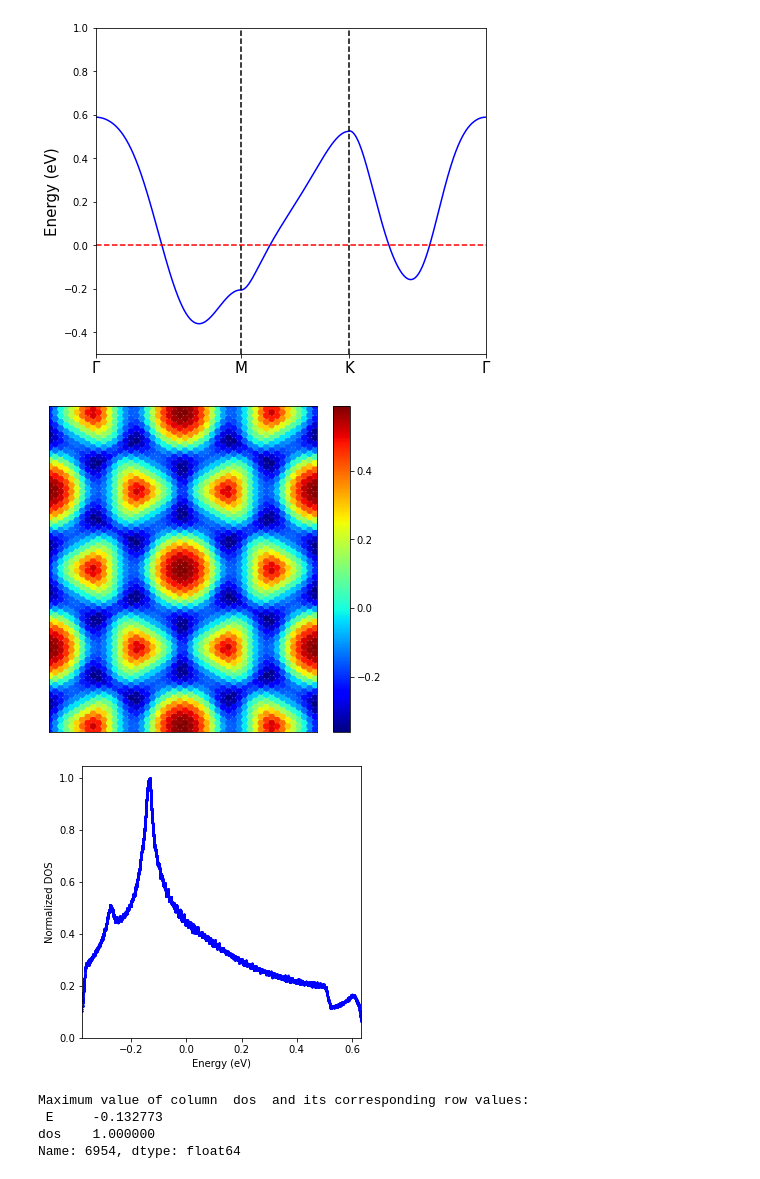
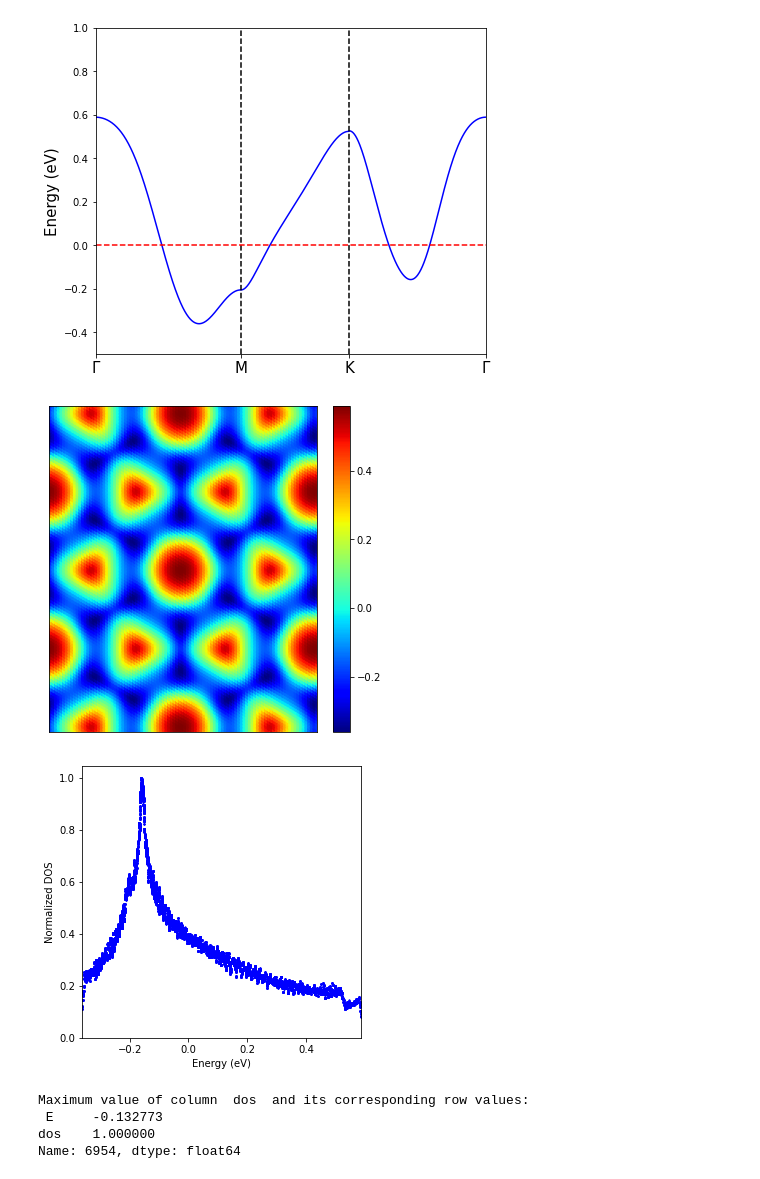
Before and after one commit to susyexists/typy, a Jupyter notebook: suscep.ipynb, the cells around one changed output. Drawn from its saved outputs; the diff is of its cells as text; code cells hidden in the pictures.

```diff
--- a/suscep.ipynb
+++ b/suscep.ipynb
@@ -19,27 +19,27 @@ model.plot_electron_path(band_path,sym,label,ylim=[-0.5,1])
 # %% [output]
 [figure]
 # %%
-N = 100
+N = 200
 mesh = mesh_2d(N)
 band_mesh = np.array(model.parallel_solver(mesh))
 # %%
 plot_electron_mesh(band_mesh,N=N, metallic_band_index=6,xlim=1,ylim=1.2)
 # %% [output]
-[figure, old version]
+[figure, new version]
 # %%
 #Calculate density of states for the given energy distribution
-dos = density_of_states(band_2d[6],9e-3)
+dos = density_of_states(band_mesh,band_index=6,dE=8e-3)
 # %%
 #Plot DOS on energy space
 fig = plt.figure(figsize=(5,5))
-plt.scatter(band_2d[6],dos/max(dos),s=1,c='blue')
+plt.scatter(band_mesh[6],dos/max(dos),s=1,c='blue')
 plt.xlabel("Energy (eV)")
 plt.ylabel("Normalized DOS")
-plt.xlim(min(band_2d[6]),max(band_2d[6]))
+plt.xlim(min(band_mesh[6]),max(band_mesh[6]))
 plt.ylim(0)
 plt.show()
 # %% [output]
-[figure, old version]
+[figure, new version]
 # %%
 df = pd.DataFrame()
 df['E']=band_2d[6]
```
Also changed, not shown: 1 other file.
